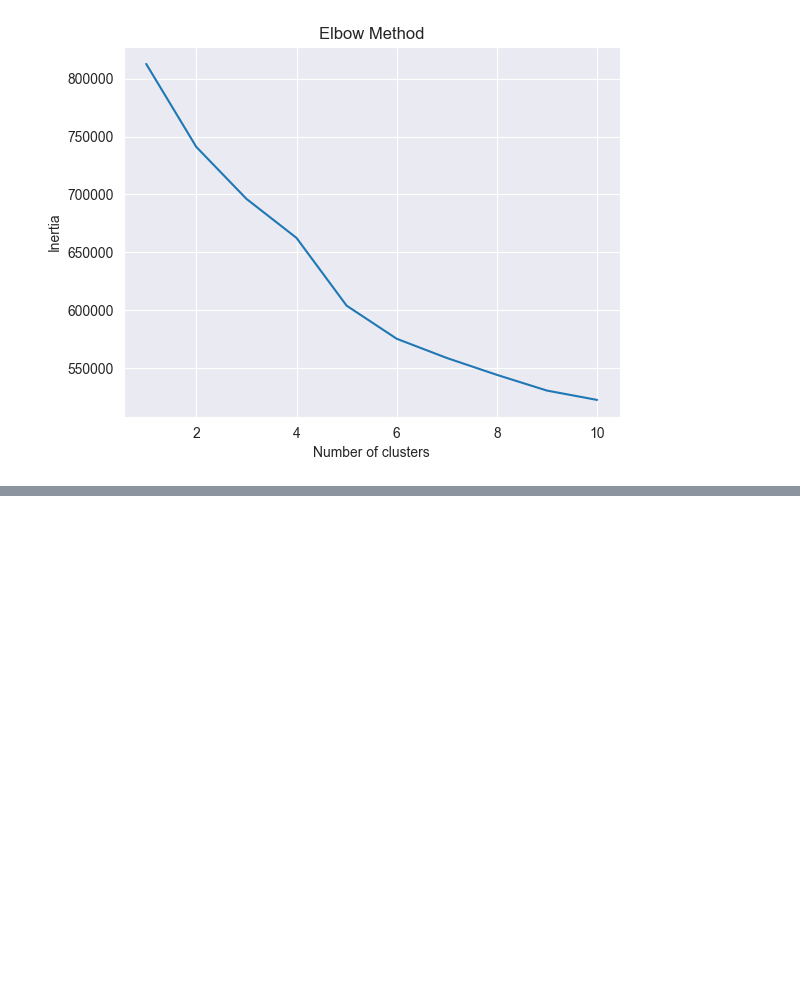
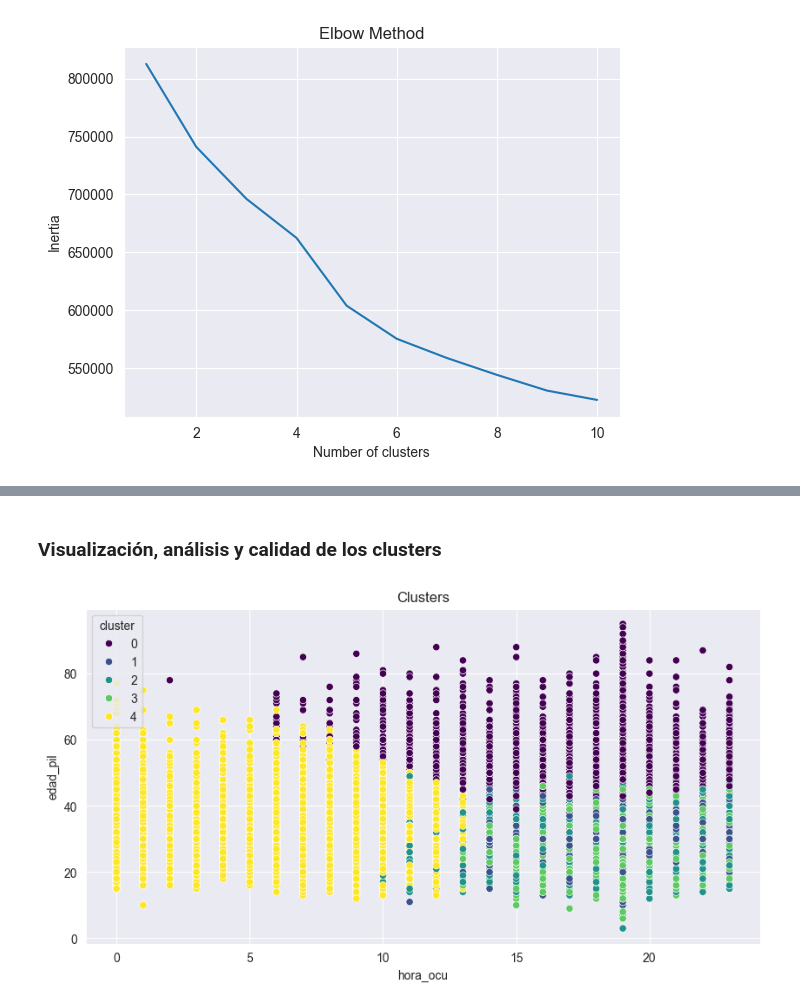
Before and after one commit to FranzCastillo/DM-Car-Incidents-in-GT-Analysis, a Jupyter notebook: Analysis.ipynb, the cells around one changed output, grey strips where cells are left out. Drawn from its saved outputs; the diff is of its cells as text; code cells hidden in the pictures; blank space fills up the shorter version.

```diff
--- a/Analysis.ipynb
+++ b/Analysis.ipynb
@@ -467,0 +493,4 @@ plt.show()
+# %%
+# Add the cluster to the original dataframe
+scaled_df['cluster'] = kmeans.labels_
+df['cluster'] = kmeans.labels_
@@ -467,0 +507,10 @@ plt.show()
+# %% [markdown]
+### Visualización, análisis y calidad de los clusters
+# %%
+# Scatter plot
+plt.figure(figsize=(10, 5))
+sns.scatterplot(data=df, x='hora_ocu', y='edad_pil', hue='cluster', palette='viridis')
+plt.title('Clusters')
+plt.show()
+# %% [output]
+[figure, added]
```
Also changed, not shown: parts of 5 cells of this notebook.
